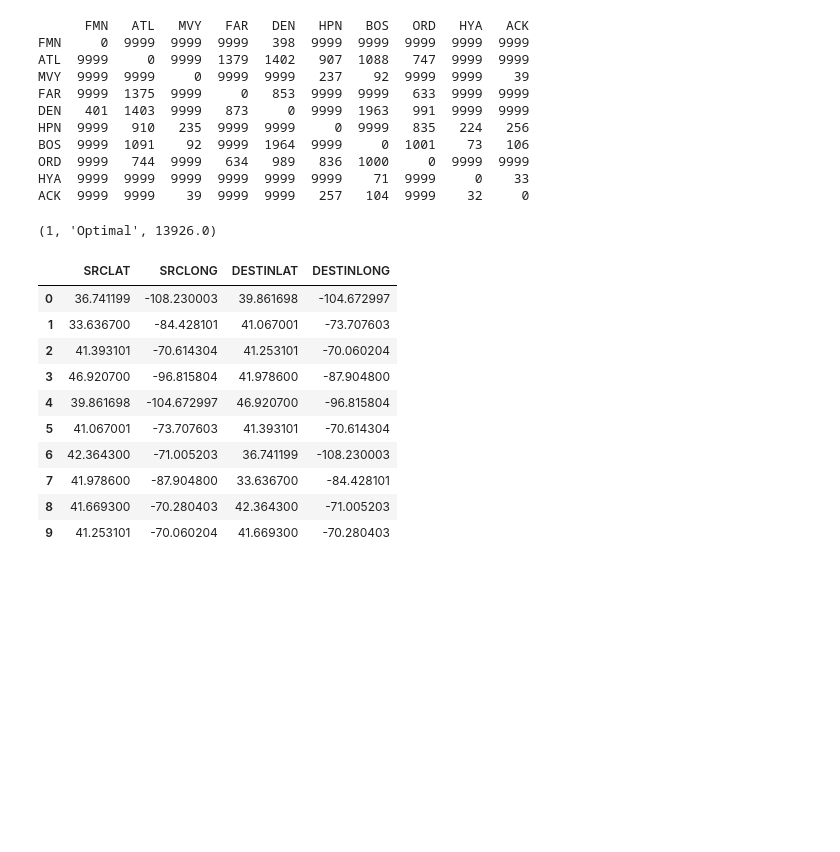
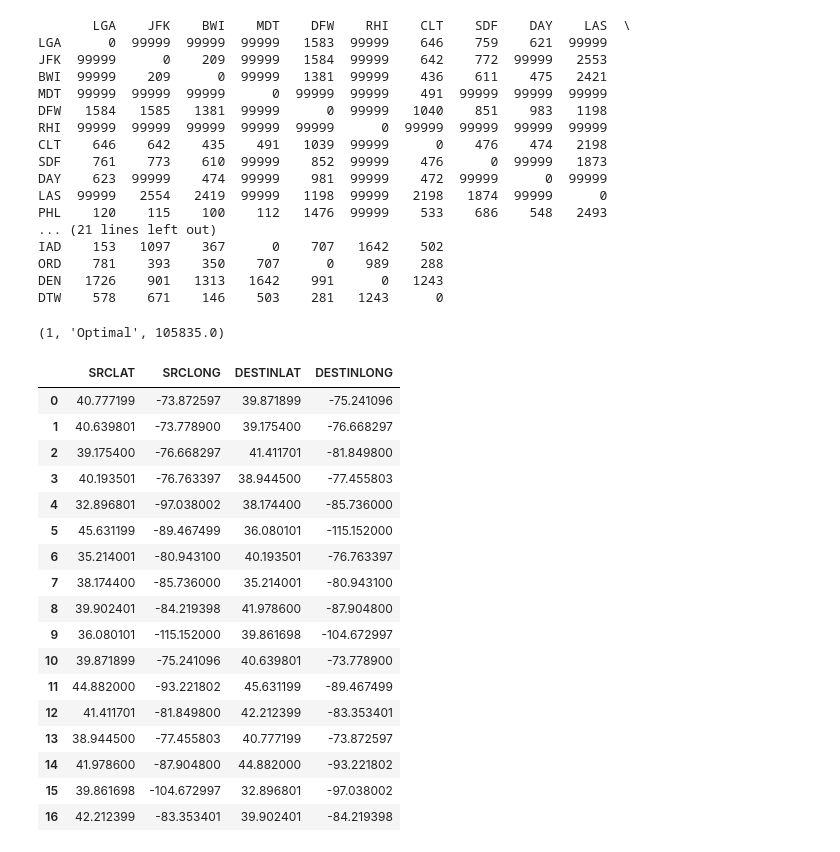
Before and after one commit to GregThomas88/DSCI-2025-D, a Jupyter notebook: machineLearning/linearProg.ipynb, the cells around one changed output. Saved outputs shown, nothing was run; the diff lists cells and outputs as text; code cells hidden in the pictures; blank space fills up the shorter version.

```diff
--- a/machineLearning/linearProg.ipynb
+++ b/machineLearning/linearProg.ipynb
@@ -89,7 +89,7 @@ def sampleRandomAirports(n):
     while (i != len(sampleAirports)):
         j = 0
         while (j <= len(sampleAirports) - 1):
-            route = findRoutes(usRoutes, sampleAirports.iloc[i], sampleAirports.iloc[j], 2)
+            route = findRoutes(usRoutes, sampleAirports.iloc[i], sampleAirports.iloc[j], 50)
             if (route.empty):
                 pass
             elif (route['DESTIN'].iloc[0] != sampleAirports.iloc[j]):
@@ -112,9 +112,9 @@ def createDistanceMatrix(sampleAirports):
             if (sampleAirports.iloc[i] == sampleAirports.iloc[j]):
                 DISTANCEList.append(0)
             elif ((route.empty) or (route['DESTIN'].iloc[0] != sampleAirports.iloc[j])):
-                DISTANCEList.append(9999)
+                DISTANCEList.append(99999)
             elif (route['DESTIN'].iloc[0] != sampleAirports.iloc[j]):
-                DISTANCEList.append(9999)
+                DISTANCEList.append(99999)
             else:
                 DISTANCEList.append((route['METERS'].iloc[0]/1609.344))
 
@@ -128,21 +128,27 @@ def createDistanceMatrix(sampleAirports):
     DistanceMatrix = DistanceMatrix.astype(int)
     return DistanceMatrix
 # %%
-sampleAirports = sampleRandomAirports(4)
+sampleAirports = sampleRandomAirports(10)
 distMatrix = createDistanceMatrix(sampleAirports)
 print(distMatrix)
 # %% [output]
-      FMN   ATL   MVY   FAR   DEN   HPN   BOS   ORD   HYA   ACK
-FMN     0  9999  9999  9999   398  9999  9999  9999  9999  9999
-ATL  9999     0  9999  1379  1402   907  1088   747  9999  9999
-MVY  9999  9999     0  9999  9999   237    92  9999  9999    39
-FAR  9999  1375  9999     0   853  9999  9999   633  9999  9999
-DEN   401  1403  9999   873     0  9999  1963   991  9999  9999
-HPN  9999   910   235  9999  9999     0  9999   835   224   256
-BOS  9999  1091    92  9999  1964  9999     0  1001    73   106
-ORD  9999   744  9999   634   989   836  1000     0  9999  9999
-HYA  9999  9999  9999  9999  9999  9999    71  9999     0    33
-ACK  9999  9999    39  9999  9999   257   104  9999    32     0
+       LGA    JFK    BWI    MDT    DFW    RHI    CLT    SDF    DAY    LAS  \
+LGA      0  99999  99999  99999   1583  99999    646    759    621  99999
+JFK  99999      0    209  99999   1584  99999    642    772  99999   2553
+BWI  99999    209      0  99999   1381  99999    436    611    475   2421
+MDT  99999  99999  99999      0  99999  99999    491  99999  99999  99999
+DFW   1584   1585   1381  99999      0  99999   1040    851    983   1198
+RHI  99999  99999  99999  99999  99999      0  99999  99999  99999  99999
+CLT    646    642    435    491   1039  99999      0    476    474   2198
+SDF    761    773    610  99999    852  99999    476      0  99999   1873
+DAY    623  99999    474  99999    981  99999    472  99999      0  99999
+LAS  99999   2554   2419  99999   1198  99999   2198   1874  99999      0
+PHL    120    115    100    112   1476  99999    533    686    548   2493
+... (21 lines left out)
+IAD    153   1097    367      0    707   1642    502
+ORD    781    393    350    707      0    989    288
+DEN   1726    901   1313   1642    991      0   1243
+DTW    578    671    146    503    281   1243      0
 # %%
 distMatrixHeaders = distMatrix
 distMatrix = distMatrix.reset_index(drop=True)
@@ -185,7 +191,7 @@ for i in range(len(distMatrix)):
 status = problem.solve()
 status, LpStatus[status], value(problem.objective)
 # %% [output]
-(1, 'Optimal', 13926.0)
+(1, 'Optimal', 105835.0)
 # %%
 airports_csv = pd.read_csv('../data/openFlightsRaw/airports.csv')
 
@@ -224,44 +233,52 @@ for i in range(len(distMatrix)):
     valMatrix.append(valList)
 
 valMatrix = pd.DataFrame(valMatrix, columns = distMatrixHeaders.columns, index = distMatrixHeaders.index)
 
 path = []
 for index, row in valMatrix.iterrows():
-    matching_cols = row[row == 1].index.tolist()
-    for col in matching_cols:
+    matchingCols = row[row == 1].index.tolist()
+    for col in matchingCols:
         path.append((index, col))
 
 srcLatList = []
 srcLongList = []
 destinLatList = []
 destinLongList = []
 for i in range(len(path)):
     src = airports_csv[airports_csv['IATA'] == path[i][0]]
     src = src.reset_index(drop=True)
     destin = airports_csv[airports_csv['IATA'] == path[i][1]]
     destin = destin.reset_index(drop=True)
     srcLatList.append(src.at[0, 'LAT'])
     srcLongList.append(src.at[0, 'LONG'])
     destinLatList.append(destin.at[0, 'LAT'])
     destinLongList.append(destin.at[0, 'LONG'])
 
 pathCoords = pd.DataFrame({
     'SRCLAT': srcLatList,
     'SRCLONG': srcLongList,
     'DESTINLAT': destinLatList,
     'DESTINLONG': destinLongList
 })
+pathCoords
 # %% [output]
 |  | SRCLAT | SRCLONG | DESTINLAT | DESTINLONG |
-| 0 | 36.741199 | -108.230003 | 39.861698 | -104.672997 |
-| 1 | 33.636700 | -84.428101 | 41.067001 | -73.707603 |
-| 2 | 41.393101 | -70.614304 | 41.253101 | -70.060204 |
-| 3 | 46.920700 | -96.815804 | 41.978600 | -87.904800 |
-| 4 | 39.861698 | -104.672997 | 46.920700 | -96.815804 |
-| 5 | 41.067001 | -73.707603 | 41.393101 | -70.614304 |
-| 6 | 42.364300 | -71.005203 | 36.741199 | -108.230003 |
-| 7 | 41.978600 | -87.904800 | 33.636700 | -84.428101 |
-| 8 | 41.669300 | -70.280403 | 42.364300 | -71.005203 |
-| 9 | 41.253101 | -70.060204 | 41.669300 | -70.280403 |
+| 0 | 40.777199 | -73.872597 | 39.871899 | -75.241096 |
+| 1 | 40.639801 | -73.778900 | 39.175400 | -76.668297 |
+| 2 | 39.175400 | -76.668297 | 41.411701 | -81.849800 |
+| 3 | 40.193501 | -76.763397 | 38.944500 | -77.455803 |
+| 4 | 32.896801 | -97.038002 | 38.174400 | -85.736000 |
+| 5 | 45.631199 | -89.467499 | 36.080101 | -115.152000 |
+| 6 | 35.214001 | -80.943100 | 40.193501 | -76.763397 |
+| 7 | 38.174400 | -85.736000 | 35.214001 | -80.943100 |
+| 8 | 39.902401 | -84.219398 | 41.978600 | -87.904800 |
+| 9 | 36.080101 | -115.152000 | 39.861698 | -104.672997 |
+| 10 | 39.871899 | -75.241096 | 40.639801 | -73.778900 |
+| 11 | 44.882000 | -93.221802 | 45.631199 | -89.467499 |
+| 12 | 41.411701 | -81.849800 | 42.212399 | -83.353401 |
+| 13 | 38.944500 | -77.455803 | 40.777199 | -73.872597 |
+| 14 | 41.978600 | -87.904800 | 44.882000 | -93.221802 |
+| 15 | 39.861698 | -104.672997 | 32.896801 | -97.038002 |
+| 16 | 42.212399 | -83.353401 | 39.902401 | -84.219398 |
 # %%
 fig = go.Figure(data=go.Scattergeo(
```
Also changed, not shown: parts of 2 cells of this notebook.
